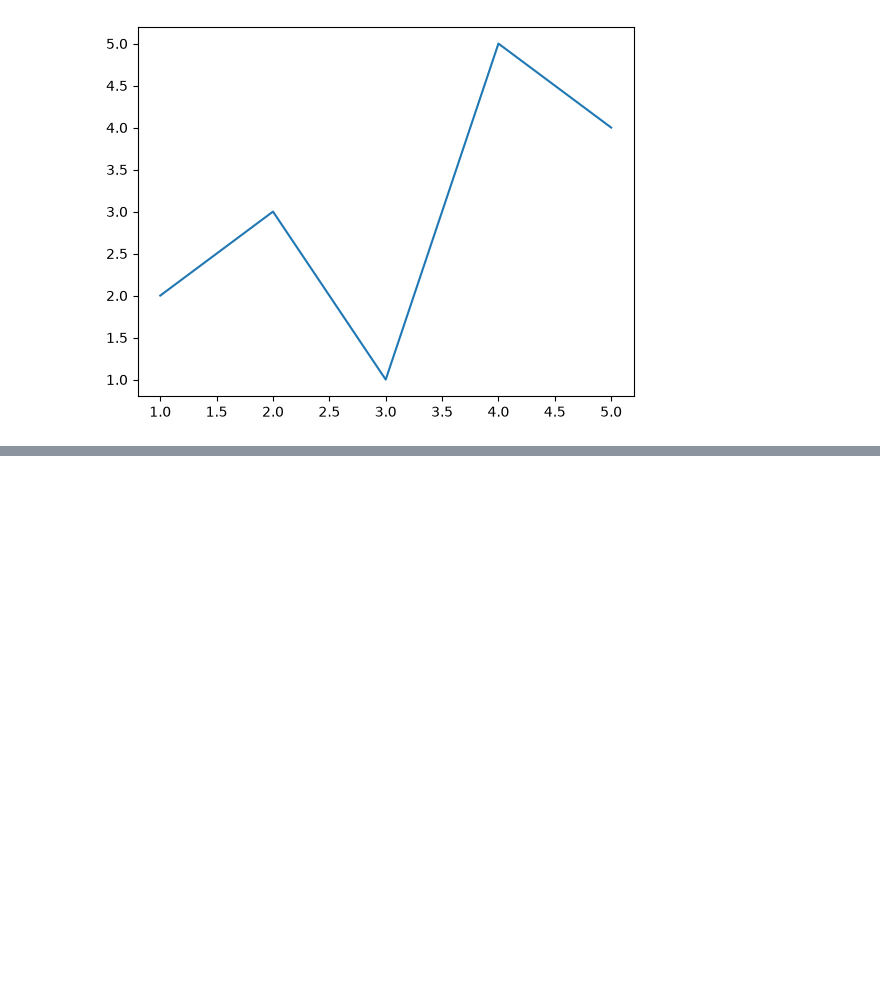
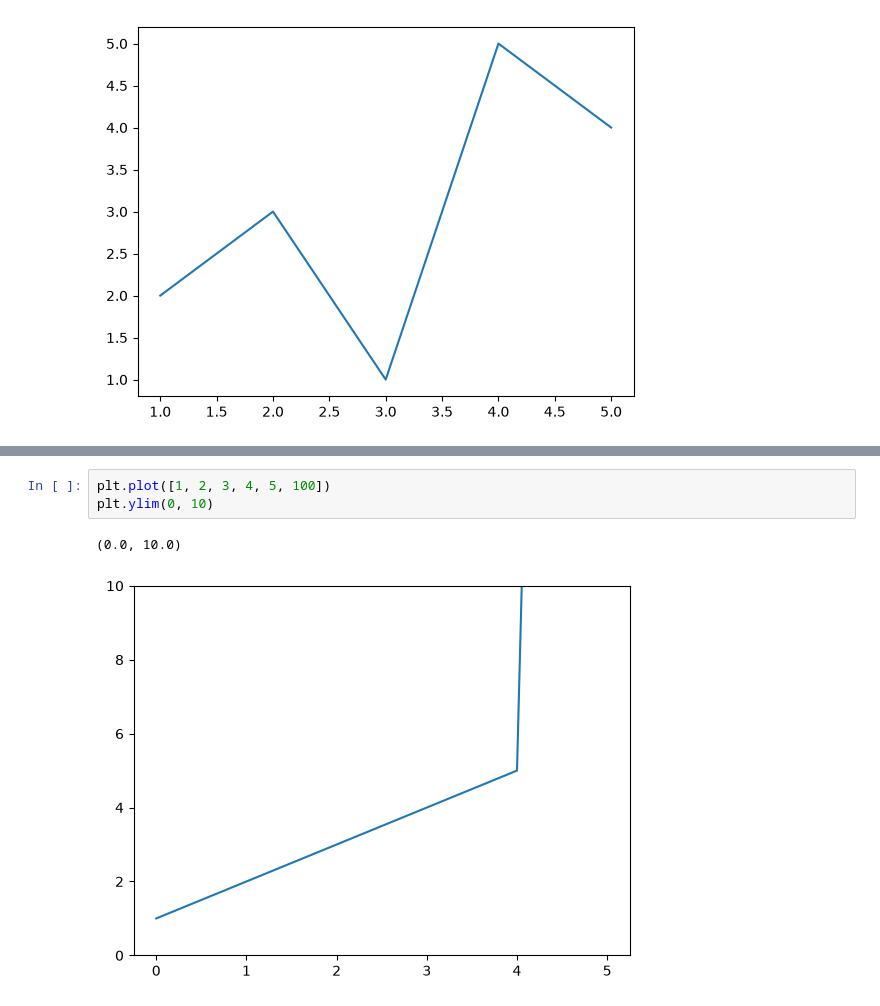
Before and after one commit to Kim-Jeong-Hun/Samsung_Heavy_Industry_AI_Specialist_Education, a Jupyter notebook: 데이터분석_Basic/김주완_강사님/da_study/260804.ipynb, the cells around one changed output, grey strips where cells are left out. Drawn from its saved outputs; the diff is of its cells as text; blank space fills up the shorter version.

```diff
--- a/데이터분석_Basic/김주완_강사님/da_study/260804.ipynb
+++ b/데이터분석_Basic/김주완_강사님/da_study/260804.ipynb
@@ -532,0 +553,6 @@ plt.plot('x', 'y2', 'r.-.', data=df)
+# %%
+plt.plot([1, 2, 3, 4, 5, 100])
+plt.ylim(0, 10)
+# %% [output]
+(0.0, 10.0)
+[figure, added]
```
Also changed, not shown: parts of 27 cells of this notebook, 3 other files.
